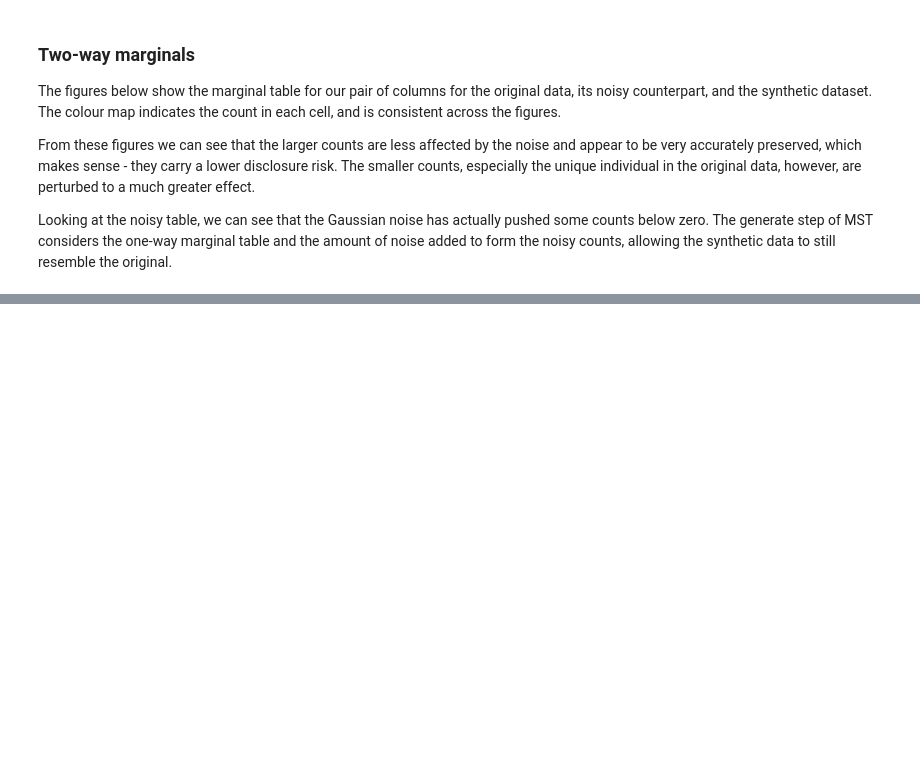
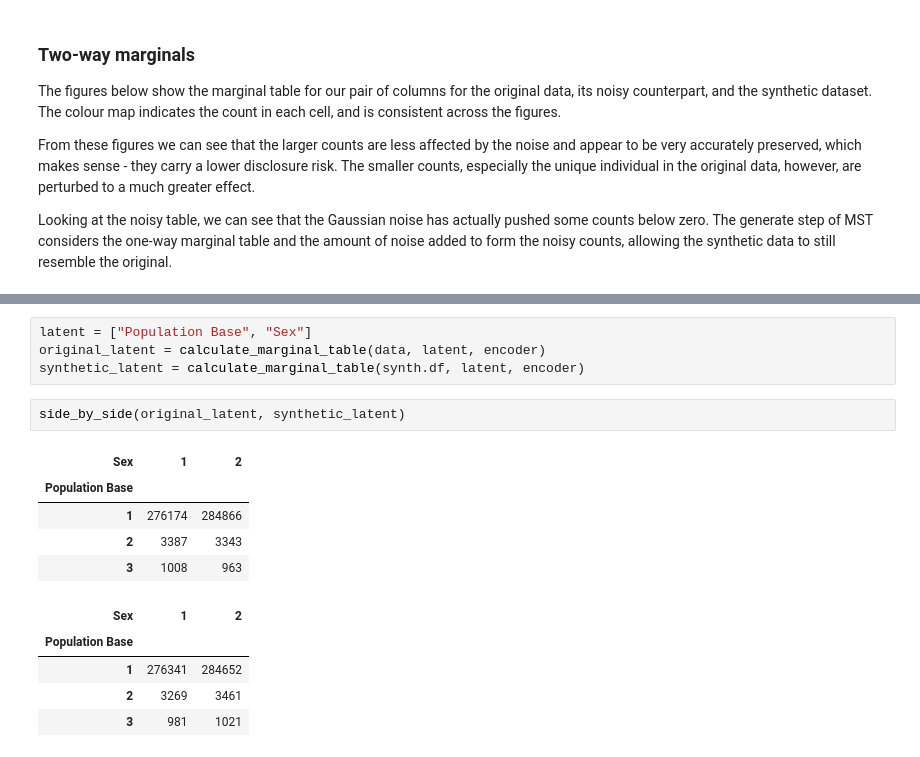
Before and after one commit to datasciencecampus/mst-demo, a Jupyter notebook: main.ipynb, the cells around one changed output, grey strips where cells are left out. Cells and saved outputs as stored; diff of their text form; blank space fills up the shorter version.

```diff
--- a/main.ipynb
+++ b/main.ipynb
@@ -486,0 +563,17 @@ display(Image(base64.b64decode(img)))
+# %%
+latent = ["Population Base", "Sex"]
+original_latent = calculate_marginal_table(data, latent, encoder)
+synthetic_latent = calculate_marginal_table(synth.df, latent, encoder)
+# %%
+side_by_side(original_latent, synthetic_latent)
+# %% [output]
+| Sex | 1 | 2 |
+| Population Base |  |  |
+| 1 | 276174 | 284866 |
+| 2 | 3387 | 3343 |
+| 3 | 1008 | 963 |
+| Sex | 1 | 2 |
+| Population Base |  |  |
+| 1 | 276341 | 284652 |
+| 2 | 3269 | 3461 |
+| 3 | 981 | 1021 |
```
Also changed, not shown: parts of 20 cells of this notebook.
